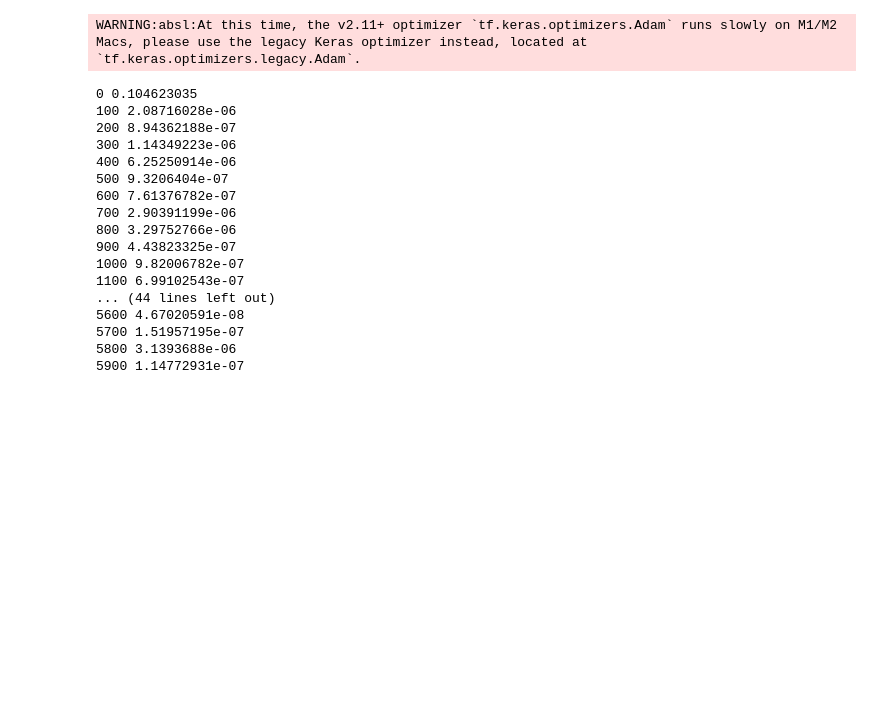
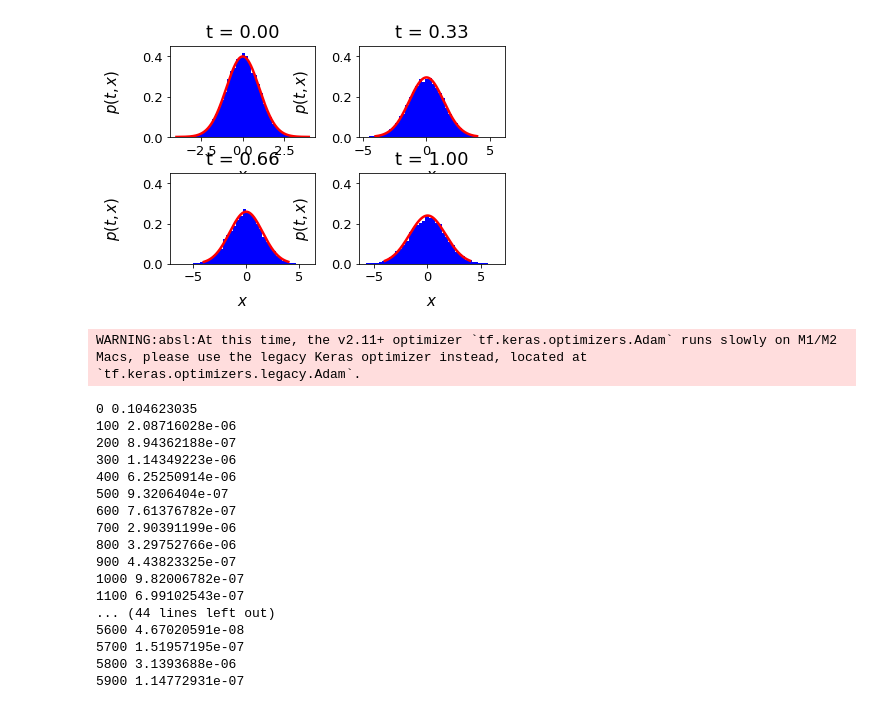
Before and after one commit to binchengecon/InequalityEcon_Shrink, a Jupyter notebook: OU-FP.ipynb, the cells around one changed output. Saved outputs shown, nothing was run; the diff lists cells and outputs as text; code cells hidden in the pictures; blank space fills up the shorter version.

```diff
--- a/OU-FP.ipynb
+++ b/OU-FP.ipynb
@@ -65,7 +68,7 @@ X_high = np.array([T,4])          # wealth upper bound
 
 
 # neural network parameters
-num_layers_FFNN = 4
+num_layers_FFNN = 6
 num_layers_RNN = 0
 nodes_per_layer = 50
 starting_learning_rate = 0.001
@@ -76,9 +79,6 @@ activation_FFNN = 'tanh'
 sampling_stages  = 6000   # number of times to resample new time-space domain points
 steps_per_sample = 10    # number of SGD steps to take before re-sampling
 
-# Sampling parameters
-nSim_interior = 256
-nSim_boundary = 1
 
 dim_input = 2
 dim_output = 1
@@ -215,12 +223,13 @@ def compute_loss(model, t, x_interior, x_initial, nSim_t, alpha, beta):
 # %%
 
 
-def get_grad(model, t, x_interior, x_initial, nSim_t, alpha, beta):
+def get_grad(model, t, x_interior, x_initial, nSim_t):
 
     with tf.GradientTape(persistent=True) as tape:
 
         tape.watch(model.trainable_variables)
-        loss = compute_loss(model, t, x_interior, x_initial, nSim_t, alpha, beta)
+        loss1, loss3 = compute_loss(model, t, x_interior, x_initial, nSim_t)
+        loss = loss1+loss3
 
     grad = tape.gradient(loss, model.trainable_variables)
     del tape
@@ -234,7 +243,7 @@ optimizer = tf.keras.optimizers.legacy.Adam(learning_rate=starting_learning_rate
 @tf.function
 def train_step(model, t, x_interior, x_initial, nSim_t, alpha, beta):
     # Compute current loss and gradient w.r.t. parameters
-    loss, grad_theta = get_grad(model, t, x_interior, x_initial, nSim_t, alpha, beta)
+    loss, grad_theta = get_grad(model, t, x_interior, x_initial, nSim_t)
 
     # Perform gradient descent step
     optimizer.apply_gradients(zip(grad_theta, model.trainable_variables))
@@ -320,3 +290,51 @@ Text(0.5, 1.0, 'Saving')
+# %%
+
+densityTimes = [0, 0.33*T, 0.66*T, T]
+
+# vector of x values for plotting
+x_plot = np.linspace(X_low[1], X_high[1], 1000)
+
+for i, curr_t in enumerate(densityTimes):
+
+    # specify subplot
+    plt.subplot(2, 2, i+1)
+
+    # simulate process at current t
+    sim_x = simulateOU_GaussianStart(
+        alpha, beta, theta, kappa, sigma, 10000, curr_t)
+
+    curr_t = tf.cast(curr_t,tf.float32)
+    # compute normalized density at all x values to plot and current t value
+    x_plot = tf.cast(tf.reshape(x_plot, shape=[
+        1000, 1]), tf.float32)
+    t_plot = curr_t * tf.ones_like(x_plot)
+
+    u = model(tf.stack([t_plot[:, 0], x_plot[:, 0]], axis=1))
+    u = u.numpy().reshape(-1,1)
+
+    p = np.exp(-u)
+    x_plot_orig = np.linspace(X_low[1], X_high[1], 1000)
+    # print()
+
+    density = p/np.trapz(p.reshape(x_plot_orig.shape), x_plot_orig)
+
+    # plot histogram of simulated process values and overlay estimated density
+    plt.hist(sim_x, bins=40, density=True, color='b')
+    plt.plot(x_plot, density, 'r', linewidth=2.5)
+
+    # subplot options
+    plt.ylim(ymin=0.0, ymax=0.45)
+    plt.xlabel(r"$x$", fontsize=15, labelpad=10)
+    plt.ylabel(r"$p(t,x)$", fontsize=15, labelpad=20)
+    plt.title(r"t = %.2f" %
+              (curr_t), fontsize=18, y=1.03)
+    plt.xticks(fontsize=13)
+    plt.yticks(fontsize=13)
+
+# adjust space between subplots
+plt.subplots_adjust(wspace=0.3, hspace=0.4)
+# %% [output]
+[figure, added]
 # %%
 
 def loss_differentialoperator_KFE(model, model_g, X):
```
Also changed, not shown: parts of 4 cells of this notebook.
